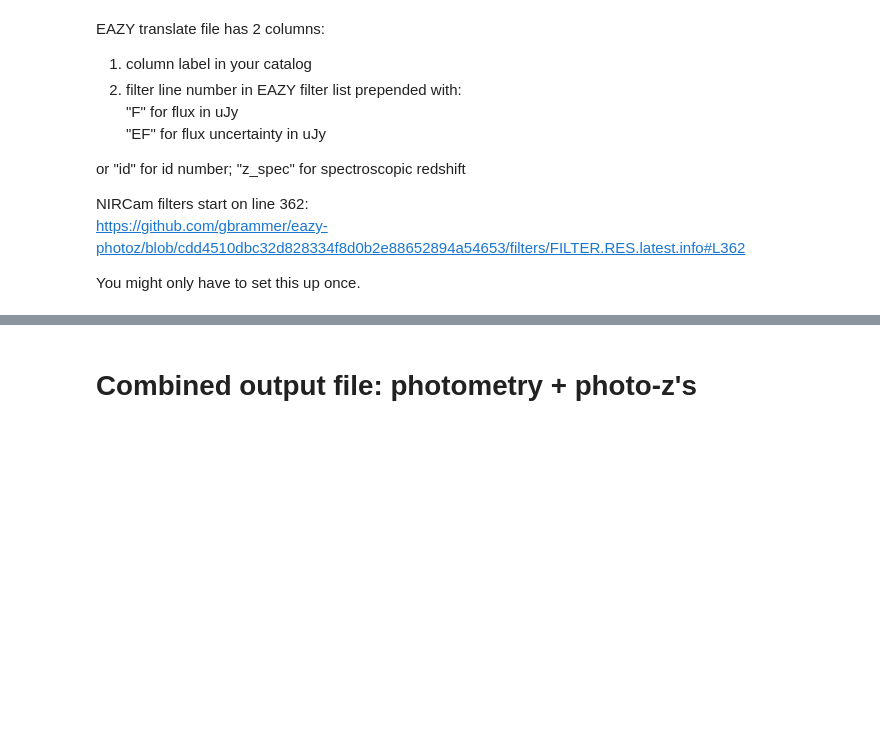
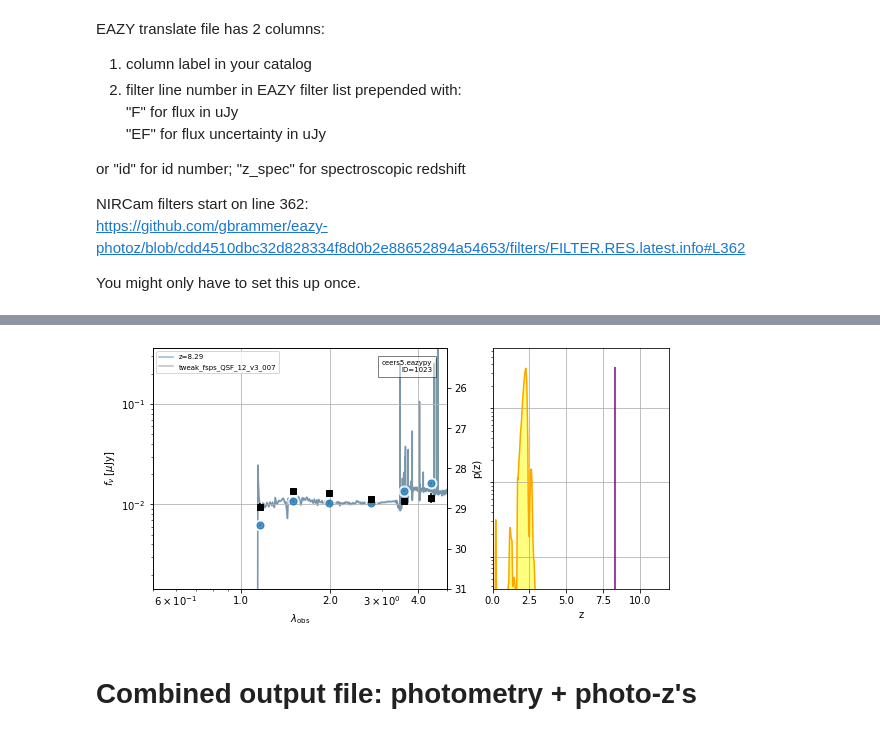
Before and after one commit to dancoe/CEERS-simulated-data-analysis, a Jupyter notebook: CEERS NIRCam EAZY.ipynb, the cells around one changed output, grey strips where cells are left out. Saved outputs shown, nothing was run; the diff lists cells and outputs as text; code cells hidden in the pictures; blank space fills up the shorter version.

```diff
--- a/CEERS NIRCam EAZY.ipynb
+++ b/CEERS NIRCam EAZY.ipynb
@@ -169,20 +222,12 @@ fig.savefig('plots/eazy_%d.png' % id, dpi=300)
-# %%
-# https://eazy-py.readthedocs.io/en/latest/_modules/eazy/photoz.html
-z8ids = [754, 918, 1166, 1545, 1725, 1859, 2558, 2737, 3944, 4045, 4219, 4688]
-for id in z8ids:
-    fig, data = self.show_fit(id, xlim=[0.5, 5], show_fnu=True, maglim=(31,25),
-                              show_components=True, logpz=True, zr=[0,12], show_prior=True)
-    fig.savefig('plots/eazy_%d.png' % id, dpi=300)
-# %%
-# Show best SED fit to the input spec-z
-z8ids = [754, 918, 1166, 1545, 1725, 1859, 2558, 2737, 3944, 4045, 4219, 4688]
-zspecs = [8.291995, 8.948092, 8.284709, 8.302413, 8.290659, 8.246575, 8.295558, 8.283571, 8.289624, 8.286771, 9.497089, 8.932844]
-for i, id in enumerate(z8ids):
-    zspec = zspecs[i]
-    fig, data = self.show_fit(id, xlim=[0.5, 5], show_fnu=True, maglim=(31,25),
-                              zshow=zspec,  # show best SED fit to the input spec-z
-                              show_components=True, logpz=True, zr=[0,12], show_prior=False)
-    fig.savefig('plots/zspec/eazy_zspec_%d.png' % id, dpi=300)
+# %%
+# Show best SED fit to the input spec-z
+zspec = 8.292
+fig, data = eazy_run.show_fit(id, xlim=[0.5, 5], show_fnu=True, maglim=(31,25),
+                          zshow=zspec,  # show best SED fit to the input spec-z
+                          show_components=True, logpz=True, zr=[0,12], show_prior=False)
+fig.savefig('plots/zspec/eazy_zspec_%d.png' % id, dpi=300)
+# %% [output]
+[figure, added]
 # %% [markdown]
 # Combined output file: photometry + photo-z's
 # %%
```
Also changed, not shown: parts of 12 cells of this notebook.
